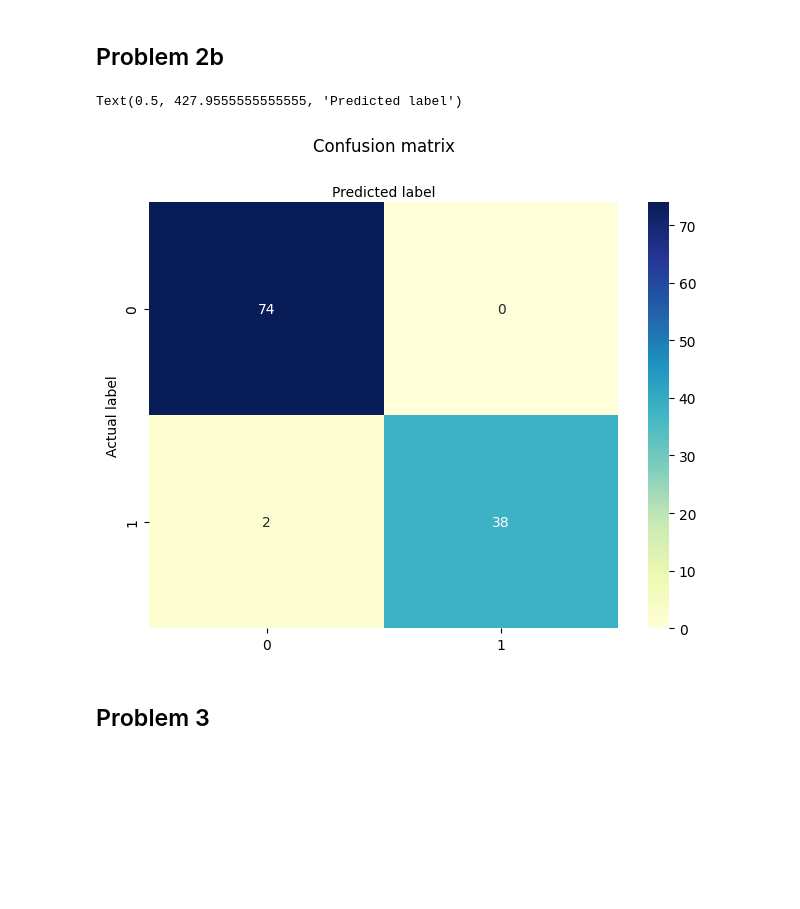
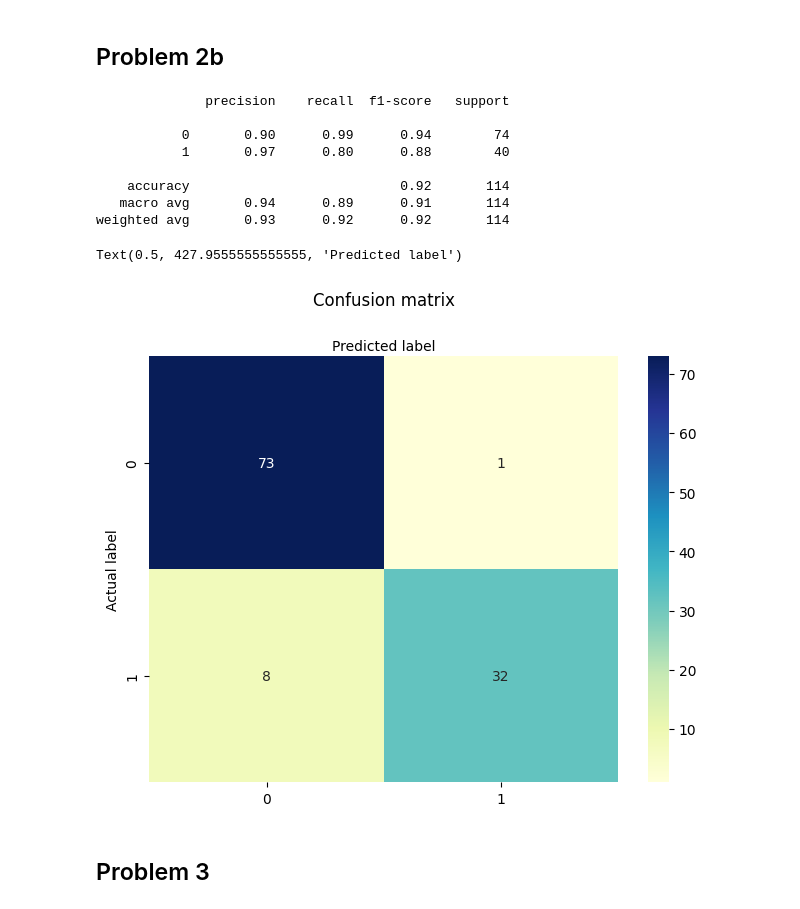
Before and after one commit to samofuture/Intro-to-ML, a Jupyter notebook: HW3/HW3.ipynb, the cells around one changed output. Drawn from its saved outputs; the diff is of its cells as text; code cells hidden in the pictures; blank space fills up the shorter version.

```diff
--- a/HW3/HW3.ipynb
+++ b/HW3/HW3.ipynb
@@ -178,26 +156,36 @@ Text(0.5, 427.9555555555555, 'Predicted label')
 # %% [markdown]
 ## Problem 2b
 # %%
-classifier = LogisticRegression(random_state=0, penalty='l2', C=5)
+classifier = LogisticRegression(random_state=10, penalty='l2', C=0.8)
 classifier.fit(X_train, Y_train)
 Y_pred = classifier.predict(X_test)
 cnf_matrix = confusion_matrix(Y_test, Y_pred)
+
+print(metrics.classification_report(Y_test, Y_pred))
 
 class_names=[0,1] # name  of classes
 fig, ax = plt.subplots()
 tick_marks = np.arange(len(class_names))
 plt.xticks(tick_marks, class_names)
 plt.yticks(tick_marks, class_names)
 # create heatmap
 sns.heatmap(pd.DataFrame(cnf_matrix), annot=True, cmap="YlGnBu" ,fmt='g')
 ax.xaxis.set_label_position("top")
 plt.tight_layout()
 plt.title('Confusion matrix', y=1.1)
 plt.ylabel('Actual label')
 plt.xlabel('Predicted label')
 # %% [output]
-Text(0.5, 427.9555555555555, 'Predicted label')
+              precision    recall  f1-score   support
+
+           0       0.90      0.99      0.94        74
+           1       0.97      0.80      0.88        40
+
+    accuracy                           0.92       114
+   macro avg       0.94      0.89      0.91       114
+weighted avg       0.93      0.92      0.92       114
+Text(0.5, 427.9555555555555, 'Predicted label')
-[figure, old version]
+[figure, new version]
 # %% [markdown]
 ## Problem 3
 # %%
```
Also changed, not shown: parts of 20 cells of this notebook.
